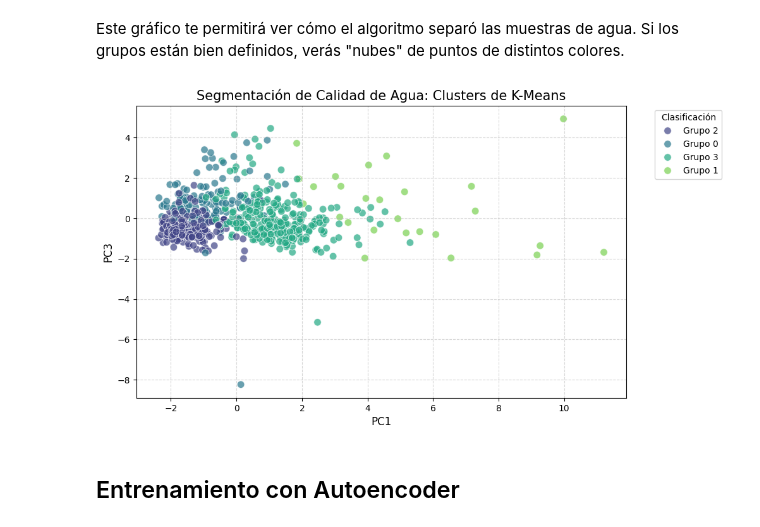
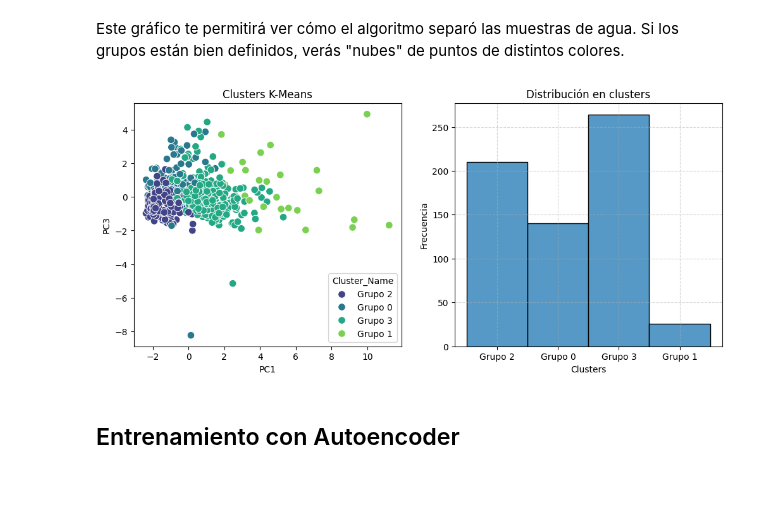
Before and after one commit to mikdevio/metane_production_model, a Jupyter notebook: notebooks/entrenamiento.ipynb, the cells around one changed output. Saved outputs shown, nothing was run; the diff lists cells and outputs as text; code cells hidden in the pictures; blank space fills up the shorter version.

```diff
--- a/notebooks/entrenamiento.ipynb
+++ b/notebooks/entrenamiento.ipynb
@@ -11,7 +11,7 @@ import matplotlib.pyplot as plt
 from mealpy import FloatVar, ABC
 from scipy.spatial.distance import cdist
 # %%
-pca_data = pd.read_csv("cpa_data.csv")
+pca_data = pd.read_csv("pca_data.csv")
 pca_data.head()
 # %% [output]
 |  | fecha | referencia | PC1 | PC2 | PC3 | PC4 | PC5 | PC6 | PC7 | PC8 | PC9 | ... |
@@ -74,27 +74,35 @@ df_grafico['Cluster_Name'] = df_grafico['Cluster'].apply(lambda x: f'Grupo {x}')
 # %% [markdown]
 Este gráfico te permitirá ver cómo el algoritmo separó las muestras de agua. Si los grupos están bien definidos, verás "nubes" de puntos de distintos colores.
 # %%
-plt.figure(figsize=(10, 6))
+fig_1, axes_1 = plt.subplots(1, 2, figsize=(12, 5))
 sns.scatterplot(
     data=df_grafico,
     x=cp_grafico[0],
     y=cp_grafico[1],
     hue='Cluster_Name',
     palette='viridis',
     s=70,
-    alpha=0.7,
-    edgecolor='w'
+    alpha=1,
+    edgecolor='w',
+    ax=axes_1[0]
 )
 
+sns.histplot(data=df_grafico, x='Cluster_Name', ax=axes_1[1])
+
 # Personalización de títulos (basado en tu interpretación de loadings)
-plt.title('Segmentación de Calidad de Agua: Clusters de K-Means', fontsize=15)
-plt.xlabel(f'{cp_grafico[0]}', fontsize=12)
-plt.ylabel(f'{cp_grafico[1]}', fontsize=12)
-plt.legend(title='Clasificación', bbox_to_anchor=(1.05, 1), loc='upper left')
+axes_1[0].set_title('Clusters K-Means')
+axes_1[0].set_xlabel(f'{cp_grafico[0]}')
+axes_1[0].set_ylabel(f'{cp_grafico[1]}')
+
+axes_1[1].set_title('Distribución en clusters')
+axes_1[1].set_xlabel(f'Clusters')
+axes_1[1].set_ylabel(f'Frecuencia')
+
+# plt.legend(title='Clasificación', bbox_to_anchor=(1.05, 1), loc='upper left')
 plt.grid(True, linestyle='--', alpha=0.5)
 plt.show()
 # %% [output]
-[figure, old version]
+[figure, new version]
 # %% [markdown]
 ## Entrenamiento con Autoencoder
 # %%
```
Also changed, not shown: parts of 4 cells of this notebook, 8 other files.
